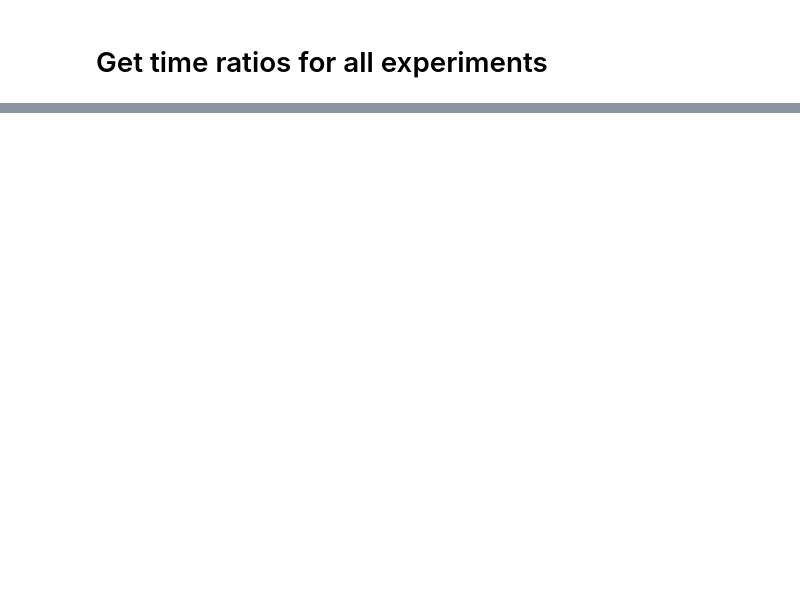
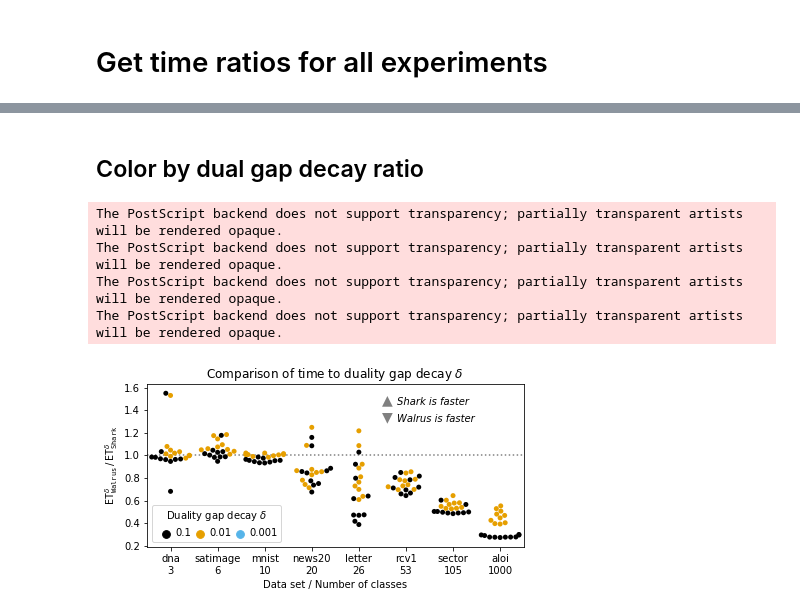
Before and after one commit to YutongWangUMich/liblinear, a Jupyter notebook: experiments/analyze.ipynb, the cells around one changed output, grey strips where cells are left out. Cells and saved outputs as stored; diff of their text form; code cells hidden in the pictures; blank space fills up the shorter version.

```diff
--- a/experiments/analyze.ipynb
+++ b/experiments/analyze.ipynb
@@ -186,0 +24,4 @@ The PostScript backend does not support transparency; partially transparent arti
+# %%
+from tabulate import tabulate
+df = ds_metadata
+print(tabulate(df, headers='keys', tablefmt='psql'))
@@ -186,0 +284,3 @@ The PostScript backend does not support transparency; partially transparent arti
+# %%
+datasets = range(8)
+hyperparameters = [2**(i-6) for i in range(10)]
@@ -234,0 +406,58 @@ df_time
+# %% [markdown]
+## Color by dual gap decay ratio
+# %%
+ds_metadata['xtick_name'] = ds_metadata['short_name'] + "\n" + ds_metadata['nr_classes'].map(str)
+
+plt.figure(figsize=(6.75,3))
+
+
+# rcParams.update({'figure.autolayout': True})
+
+
+
+# color palette from https://stackoverflow.com/a/57157075
+colors = ["#000000", "#E69F00", "#56B4E9", "#009E73",
+                       "#F0E442", "#0072B2", "#D55E00", "#CC79A7"]
+
+sns.set_palette(sns.color_palette(colors))
+
+r1 = sns.swarmplot(x="short_name", y="ratio", data=df_time,\
+                   hue = 'decay_factor', hue_order=["0.1","0.01","0.001"])
+# ax = plt.gca()
+# cs = r1.collections[0]
+# cs.set_offset_position('data')
+# swarm_xy_coords = cs.get_offsets()
+
+
+# r1.legend(loc=(0.61,0.7),title = "Dual gap decay factor",ncol=3,handletextpad=-.1,columnspacing=-.1)
+r1.legend(loc='lower left',title = "Duality gap decay $\delta$",ncol=3,handletextpad=-.1,columnspacing=-.1)
+
+arrow_x_coord = 4.5
+text_x_coord = arrow_x_coord+0.3
+walrus_y_coord = 1.3
+arrow_offset = 0.005
+shark_y_coord = walrus_y_coord + 0.15
+
+plt.annotate("\u25b2",xy=(arrow_x_coord,shark_y_coord + arrow_offset),fontsize=14, color ='gray')
+plt.annotate("\u25bc",xy=(arrow_x_coord,walrus_y_coord + arrow_offset),fontsize=14, color='gray')
+
+plt.annotate("Shark is faster",xy=(text_x_coord,shark_y_coord),style='italic')
+plt.annotate("Walrus is faster",xy=(text_x_coord,walrus_y_coord),style ='italic',)
+
+
+
+plt.axhline(y=1, color='gray', linestyle=':')
+plt.xlabel("Data set / Number of classes")
+# plt.ylabel("Ratio of ours / Shark's time")
+plt.ylabel("$\mathtt{ET}^\delta_{\mathtt{Walrus}}\, /\, \mathtt{ET}^\delta_{\mathtt{Shark}}$")
+plt.title("Comparison of time to duality gap decay $\delta$")
+
+plt.xticks(range(ds_metadata.shape[0]), ds_metadata['xtick_name'])
+# plt.savefig('../figures/time_comparison_' + str(int(math.log10(ratio))) + '.eps',format='eps')
+plt.savefig('../figures/time_comparison.eps',format='eps',bbox_inches = "tight")
+# %% [output]
+The PostScript backend does not support transparency; partially transparent artists will be rendered opaque.
+The PostScript backend does not support transparency; partially transparent artists will be rendered opaque.
+The PostScript backend does not support transparency; partially transparent artists will be rendered opaque.
+The PostScript backend does not support transparency; partially transparent artists will be rendered opaque.
+[figure, added]
```
Also changed, not shown: parts of 44 cells of this notebook, 17 other files.
